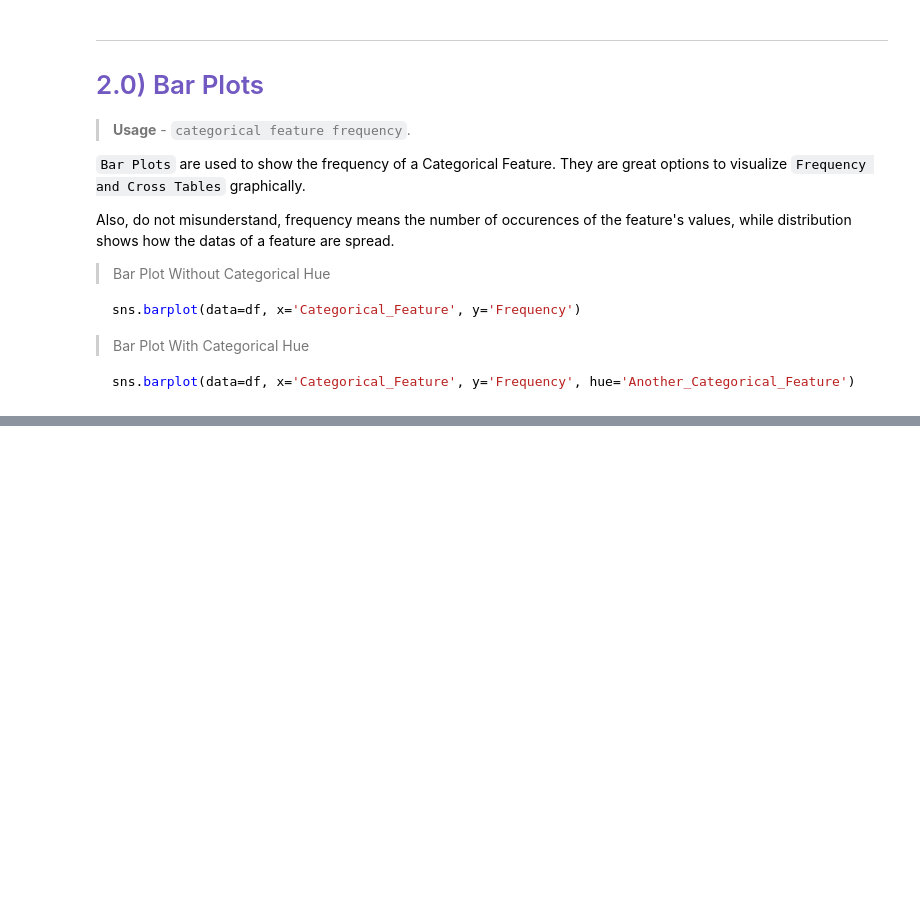
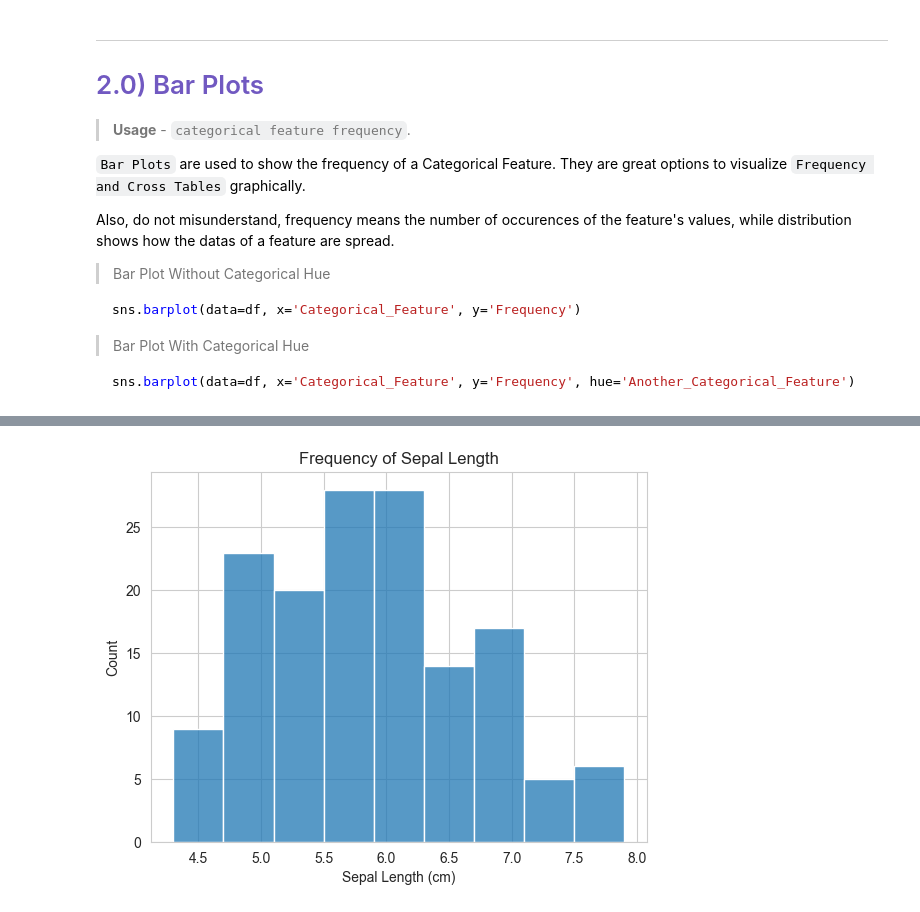
Before and after one commit to CSFelix/data-science-studies, a Jupyter notebook: 02 - Data Visualizations/0 - Plots.ipynb, the cells around one changed output, grey strips where cells are left out. Drawn from its saved outputs; the diff is of its cells as text; code cells hidden in the pictures; blank space fills up the shorter version.

```diff
--- a/02 - Data Visualizations/0 - Plots.ipynb
+++ b/02 - Data Visualizations/0 - Plots.ipynb
@@ -333,0 +404,8 @@ sns.barplot(data=df, x='Categorical_Feature', y='Frequency', hue='Another_Catego
+# %%
+# ---- Histogram Plot Without Categorical Hue ----
+sns.histplot(data=iris_df, x='Sepal Length (cm)')
+
+plt.title('Frequency of Sepal Length')
+plt.show()
+# %% [output]
+[figure, added]
```
Also changed, not shown: parts of 25 cells of this notebook.
